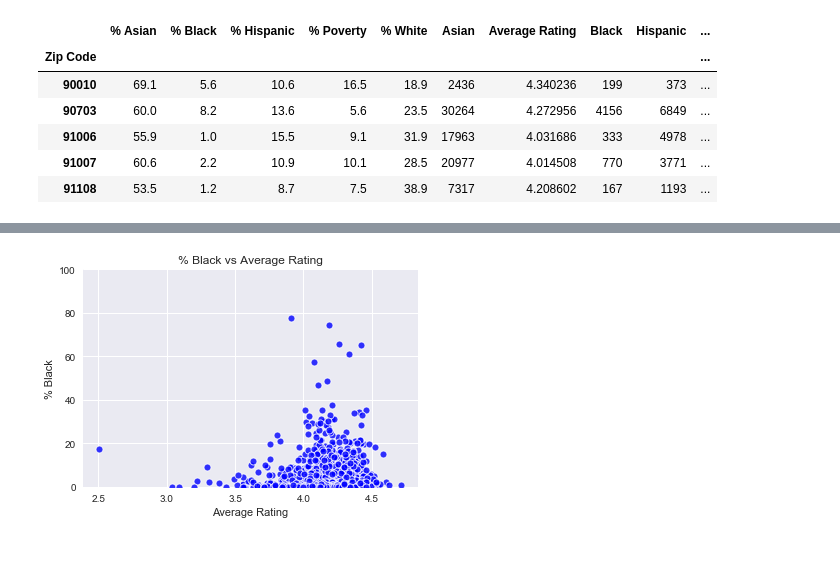
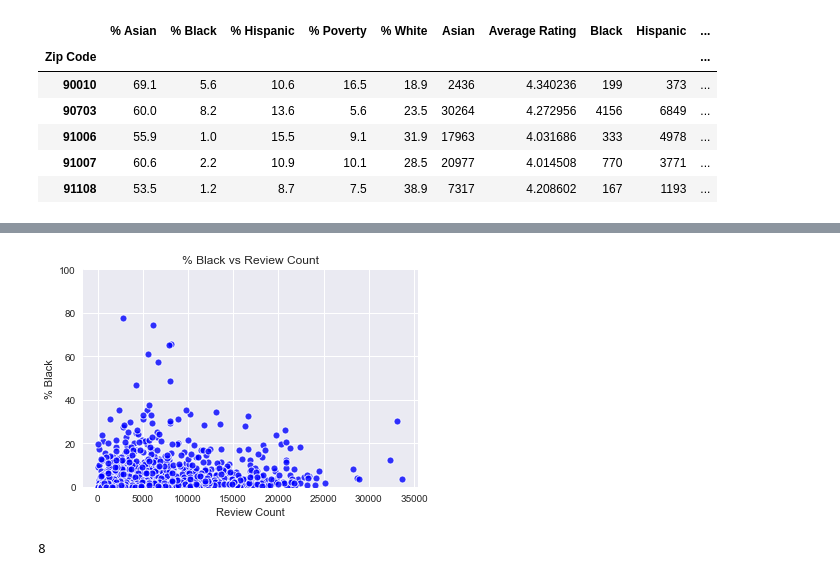
Before and after one commit to shethmonali/Project-One, a Jupyter notebook: Yelp_Census_Ethnicity_Analysis.ipynb, the cells around one changed output, grey strips where cells are left out. Saved outputs shown, nothing was run; the diff lists cells and outputs as text; code cells hidden in the pictures.

```diff
--- a/Yelp_Census_Ethnicity_Analysis.ipynb
+++ b/Yelp_Census_Ethnicity_Analysis.ipynb
@@ -244,17 +261,28 @@ sns.set()
 # %%
 # Plot of  vs Average Rating
-plt.scatter(yc_complete_df["Average Rating"],
+plt.scatter(yc_complete_df["Review Count"],
             yc_complete_df["% Black"],
             #s=yc_fin_df["Average Delta"]*10,
             c="blue", edgecolor="white", linewidths=1, marker="o",
             alpha=0.8, label="Review Count")
 
 # Incorporate the other graph properties
-plt.title("% Black vs Average Rating")
+plt.title("% Black vs Review Count")
 plt.ylabel("% Black")
-plt.xlabel("Average Rating")
+plt.xlabel("Review Count")
 plt.ylim((0,100))
 plt.grid(True)
 sns.set()
 # %% [output]
-[figure, old version]
+[figure, new version]
+# %%
+#Plot majority White Zip Codes
+maj_black = yc_complete_df[yc_complete_df["% Black"] > 40]
+len(maj_black) # only 8 zip codes in CA...throwing out
+
+# Density Estimation Plot of % Asian vs Review Count
+hexplot = sns.jointplot(x=maj_black["Review Count"], y=maj_black["% Black"], data=maj_black, kind="kde");
+
+plt.show()
+# %% [output]
+8
```
Also changed, not shown: parts of 8 cells of this notebook.
